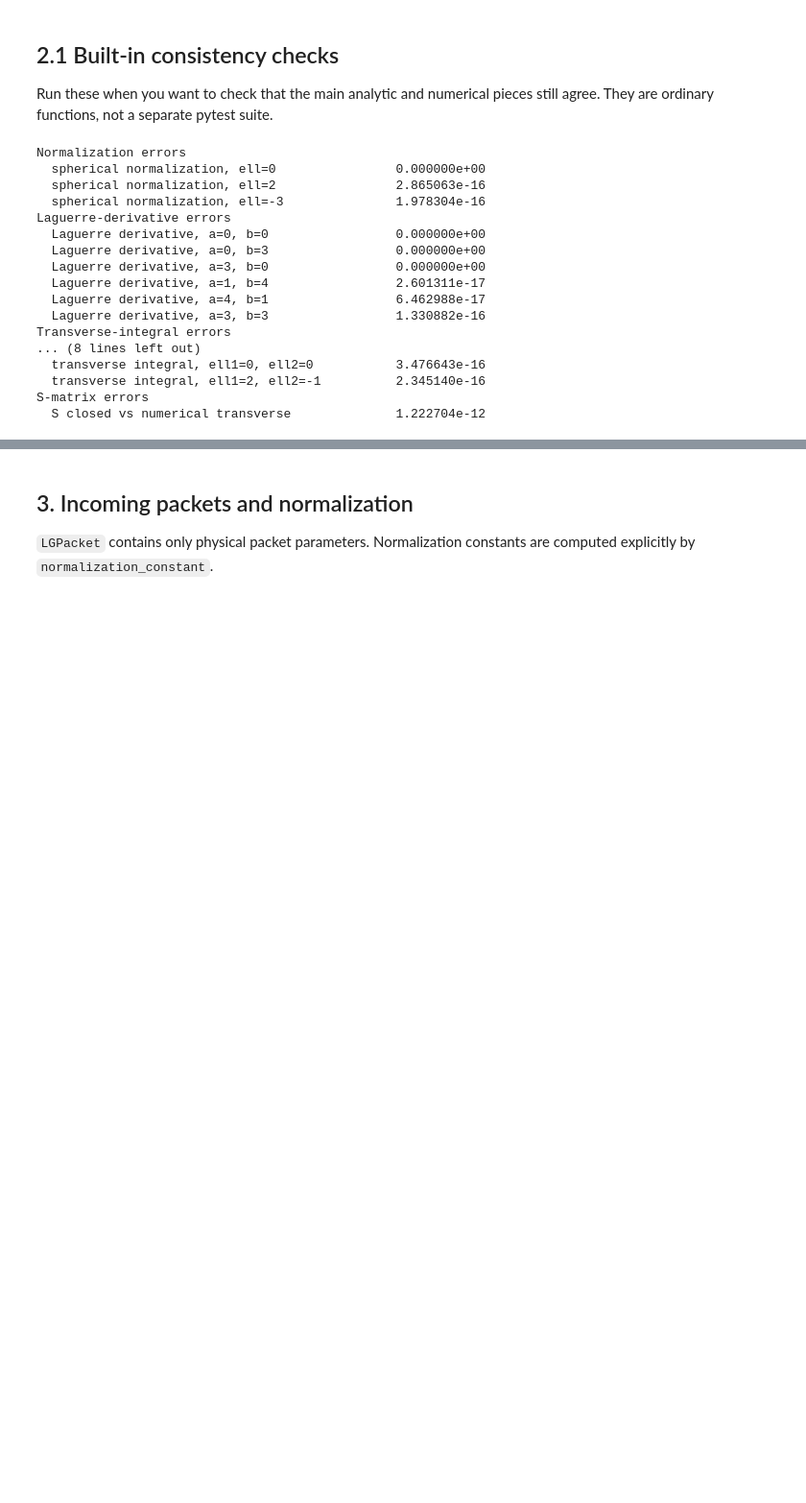
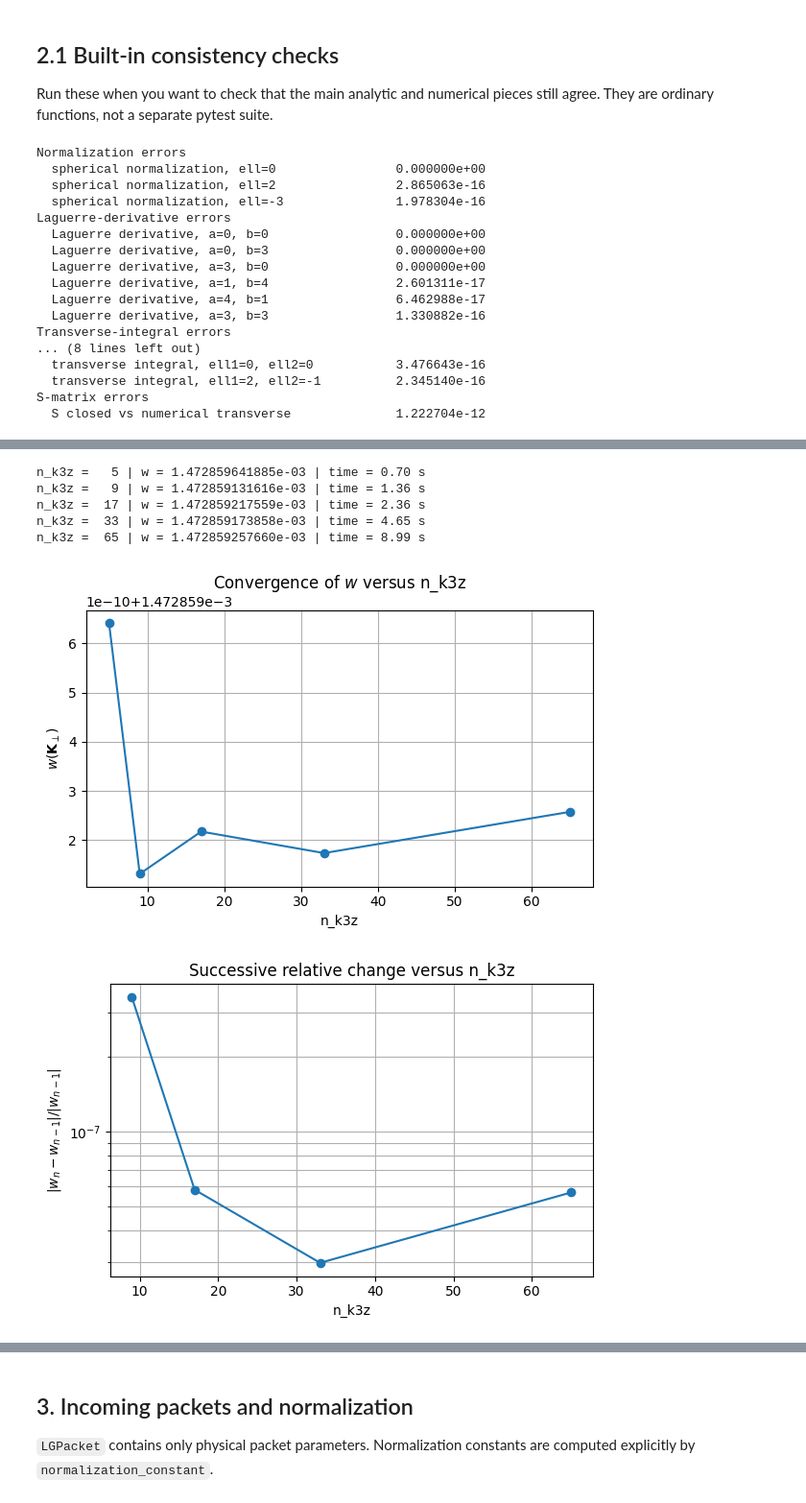
Before and after one commit to Anton-Murtazin/moller_vortex, a Jupyter notebook: analysis_workspace.ipynb, the cells around one changed output, grey strips where cells are left out. Shown at 96% size. Drawn from its saved outputs; the diff is of its cells as text; code cells hidden in the pictures; blank space fills up the shorter version.

```diff
--- a/analysis_workspace.ipynb
+++ b/analysis_workspace.ipynb
@@ -57,0 +298,17 @@ S-matrix errors
+# %%
+n_k3z_values = [5, 9, 17, 33, 65]
+
+n_values, w_values, time_values = scan_one_parameter(
+    "n_k3z",
+    n_k3z_values,
+)
+
+plot_scan("n_k3z", n_values, w_values)
+# %% [output]
+n_k3z =   5 | w = 1.472859641885e-03 | time = 0.70 s
+n_k3z =   9 | w = 1.472859131616e-03 | time = 1.36 s
+n_k3z =  17 | w = 1.472859217559e-03 | time = 2.36 s
+n_k3z =  33 | w = 1.472859173858e-03 | time = 4.65 s
+n_k3z =  65 | w = 1.472859257660e-03 | time = 8.99 s
+[figure, added]
+[figure, added]
```
Also changed, not shown: parts of 20 cells of this notebook.
